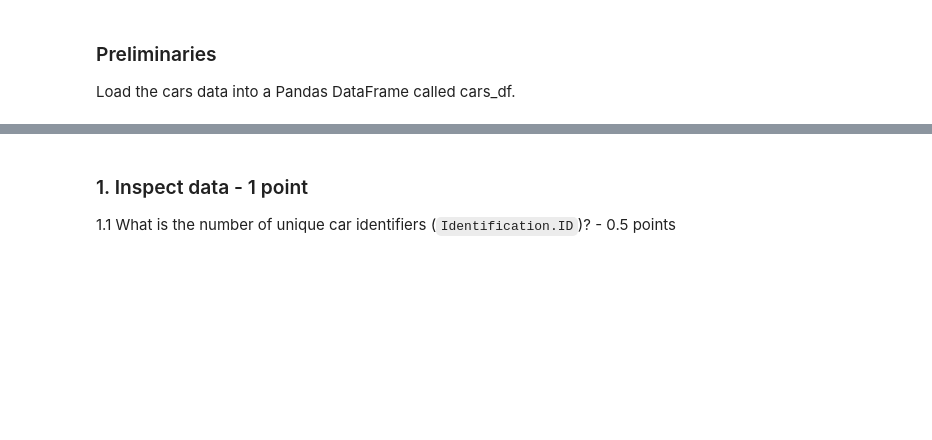
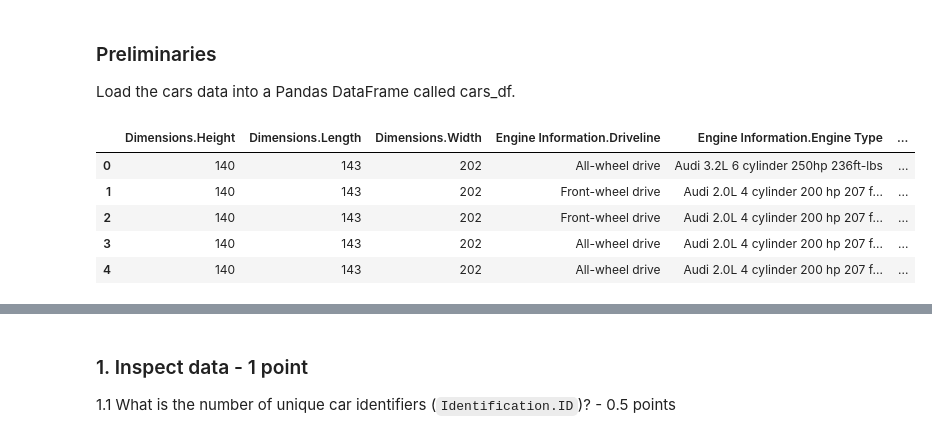
Before and after one commit to kiah-ucsd/DES200, a Jupyter notebook: HW3.ipynb, the cells around one changed output, grey strips where cells are left out. Saved outputs shown, nothing was run; the diff lists cells and outputs as text; code cells hidden in the pictures; blank space fills up the shorter version.

```diff
--- a/HW3.ipynb
+++ b/HW3.ipynb
@@ -79,2 +79,21 @@ cars_df = pd.read_csv('cars.csv')
+# %%
+thePath = "./" # save to this directory
+theFile = 'cars.csv' # name the file
+theLink = "https://dse200.dev/Day3/cars.csv" # web location for file
+
+# os python module for navigating directory, paths is to check a direction and exists see if it's there
+if not os.path.exists(thePath + theFile): # if the file doesn't exists in this path
+  r = requests.get(theLink) # define variable for reaching out to this location
+  with open(thePath + theFile, 'wb') as f: # open a new file in this directory named how we wanted then then close it after moving on from the block of code (automatically). name the file as f. wb = write binary
+    f.write(r.content) #take the content we got from r and write it to the file
+cars_df = pd.read_csv('cars.csv')
+cars_df.head(5)
+# %% [output]
+|  | Dimensions.Height | Dimensions.Length | Dimensions.Width | Engine Information.Driveline | Engine Information.Engine Type | ... |
+| 0 | 140 | 143 | 202 | All-wheel drive | Audi 3.2L 6 cylinder 250hp 236ft-lbs | ... |
+| 1 | 140 | 143 | 202 | Front-wheel drive | Audi 2.0L 4 cylinder 200 hp 207 f... | ... |
+| 2 | 140 | 143 | 202 | Front-wheel drive | Audi 2.0L 4 cylinder 200 hp 207 f... | ... |
+| 3 | 140 | 143 | 202 | All-wheel drive | Audi 2.0L 4 cylinder 200 hp 207 f... | ... |
+| 4 | 140 | 143 | 202 | All-wheel drive | Audi 2.0L 4 cylinder 200 hp 207 f... | ... |
 # %%
 len(cars_df)
```
Also changed, not shown: parts of 11 cells of this notebook.
